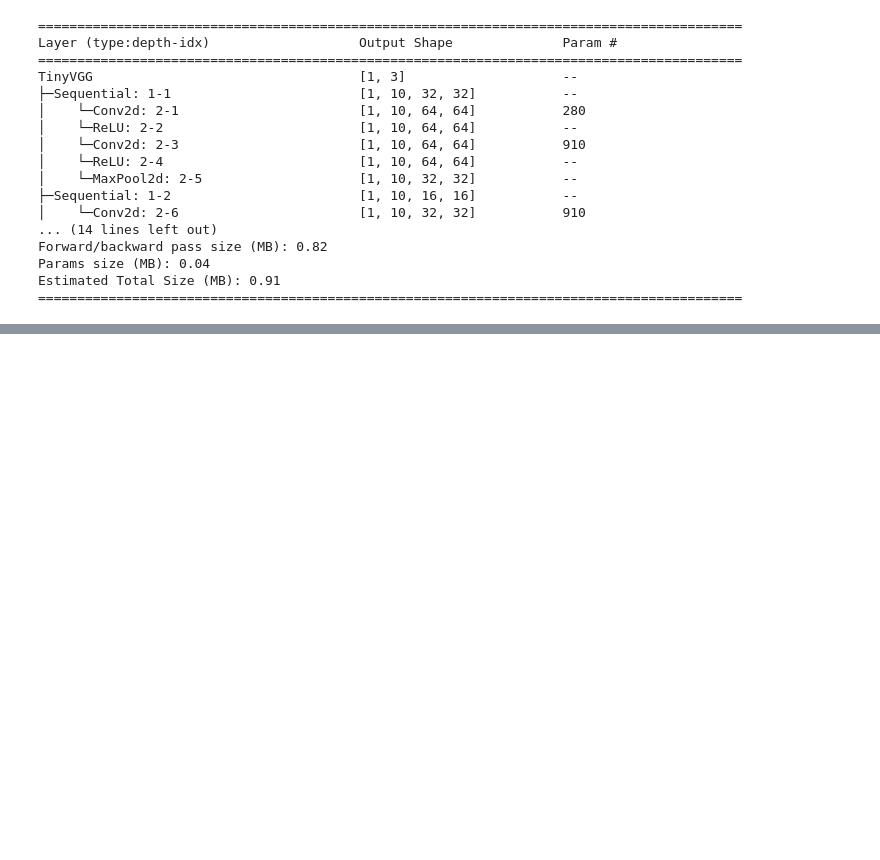
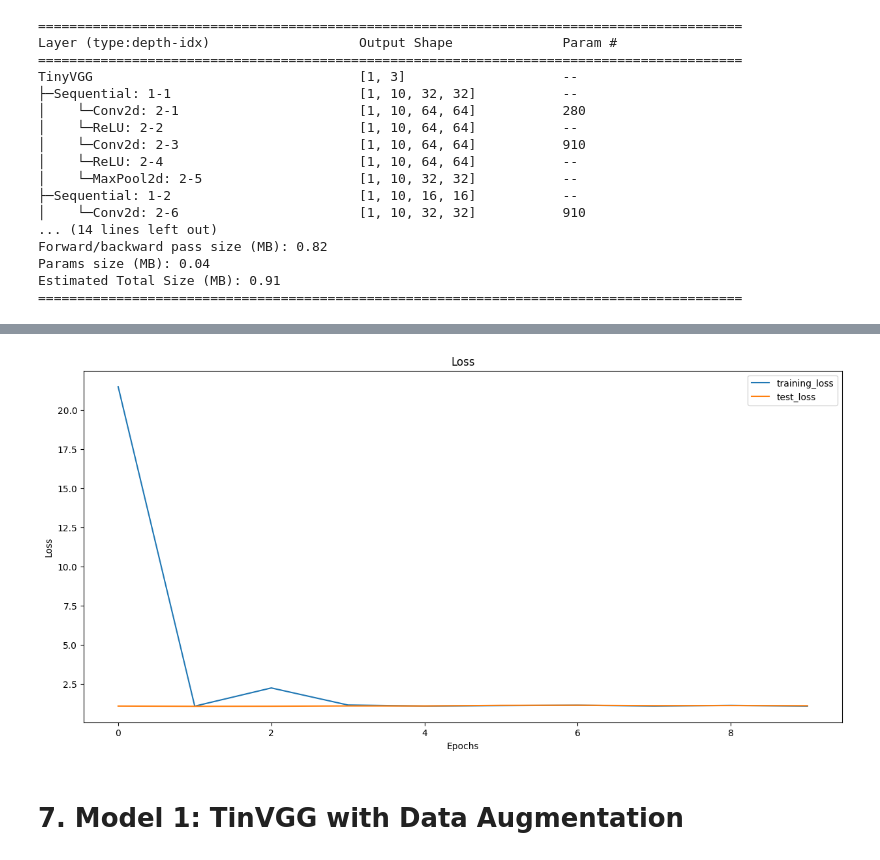
Before and after one commit to shbnmzr/code-practice, a Jupyter notebook: pytorch/04_Custom_Dataset.ipynb, the cells around one changed output, grey strips where cells are left out. Drawn from its saved outputs; the diff is of its cells as text; code cells hidden in the pictures; blank space fills up the shorter version.

```diff
--- a/pytorch/04_Custom_Dataset.ipynb
+++ b/pytorch/04_Custom_Dataset.ipynb
@@ -330,7 +330,7 @@ def training_phase(model: torch.nn.Module,
         y_pred = model(X)
 
         loss = loss_func(y_pred, y)
-        training_loss += loss
+        training_loss += loss.item()
 
         optimizer.zero_grad()
 
@@ -375,7 +375,7 @@ def train(model: torch.nn.Module,
         'test_loss': [],
     }
 
-    for epoch in tqdm(range(epochs)):
+    for epoch in (range(epochs)):
         training_loss = training_phase(model,
                                        dataloader=training_dataloader,
                                        loss_func=loss_func,
@@ -416,0 +446,22 @@ TypeError: 'module' object is not callable
+# %%
+def plot_loss_curve(results: Dict[str, List[float]]):
+    loss = results['training_loss']
+    test_loss = results['test_loss']
+
+    epochs = range(len(results['training_loss']))
+
+    plt.figure(figsize=(15, 7))
+
+    plt.plot(epochs, loss, label='training_loss')
+    plt.plot(epochs, test_loss, label='test_loss')
+    plt.title('Loss')
+    plt.xlabel('Epochs')
+    plt.ylabel('Loss')
+    plt.legend()
+    plt.show();
+# %%
+plot_loss_curve(model_0_results)
+# %% [output]
+[figure, added]
+# %% [markdown]
+# 7. Model 1: TinVGG with Data Augmentation
```
Also changed, not shown: parts of 21 cells of this notebook, 8 other files.
